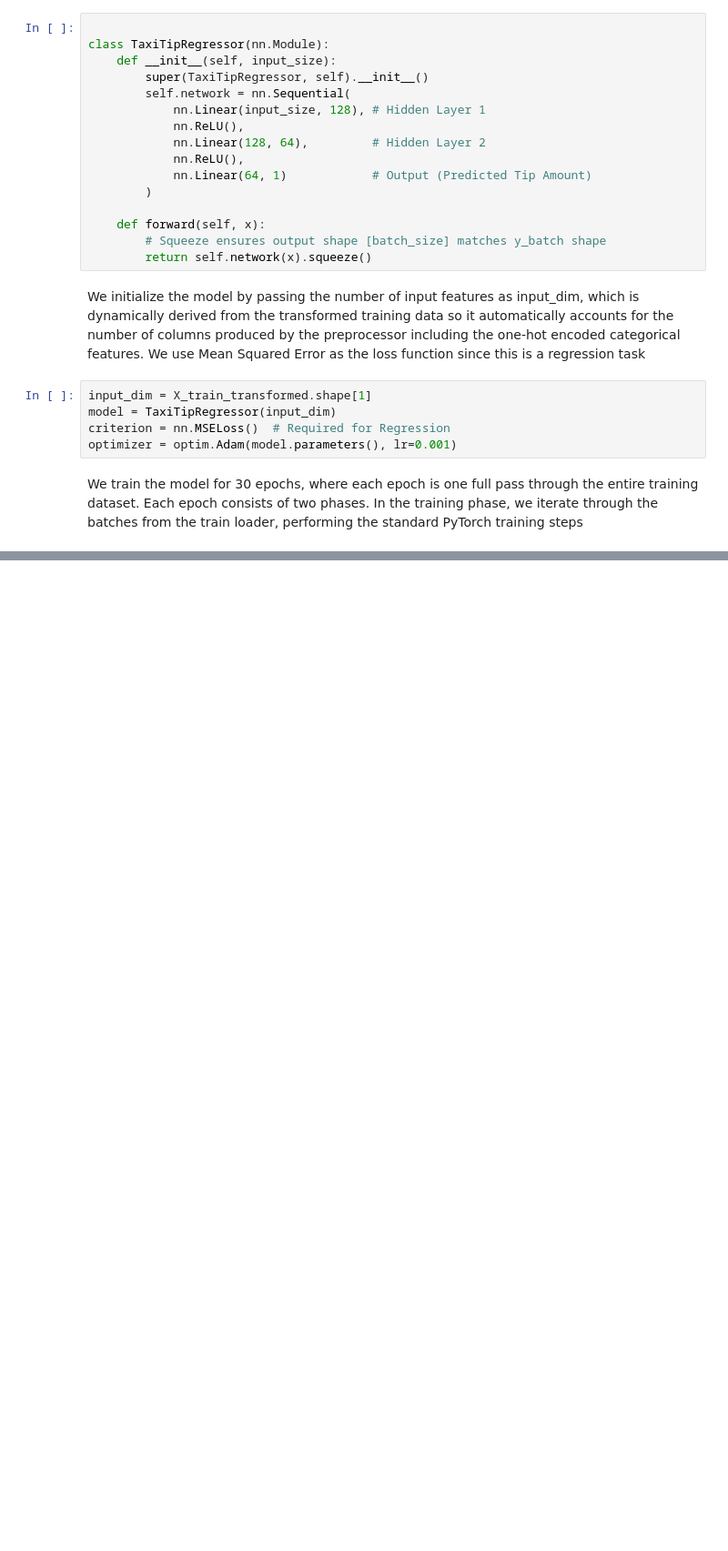
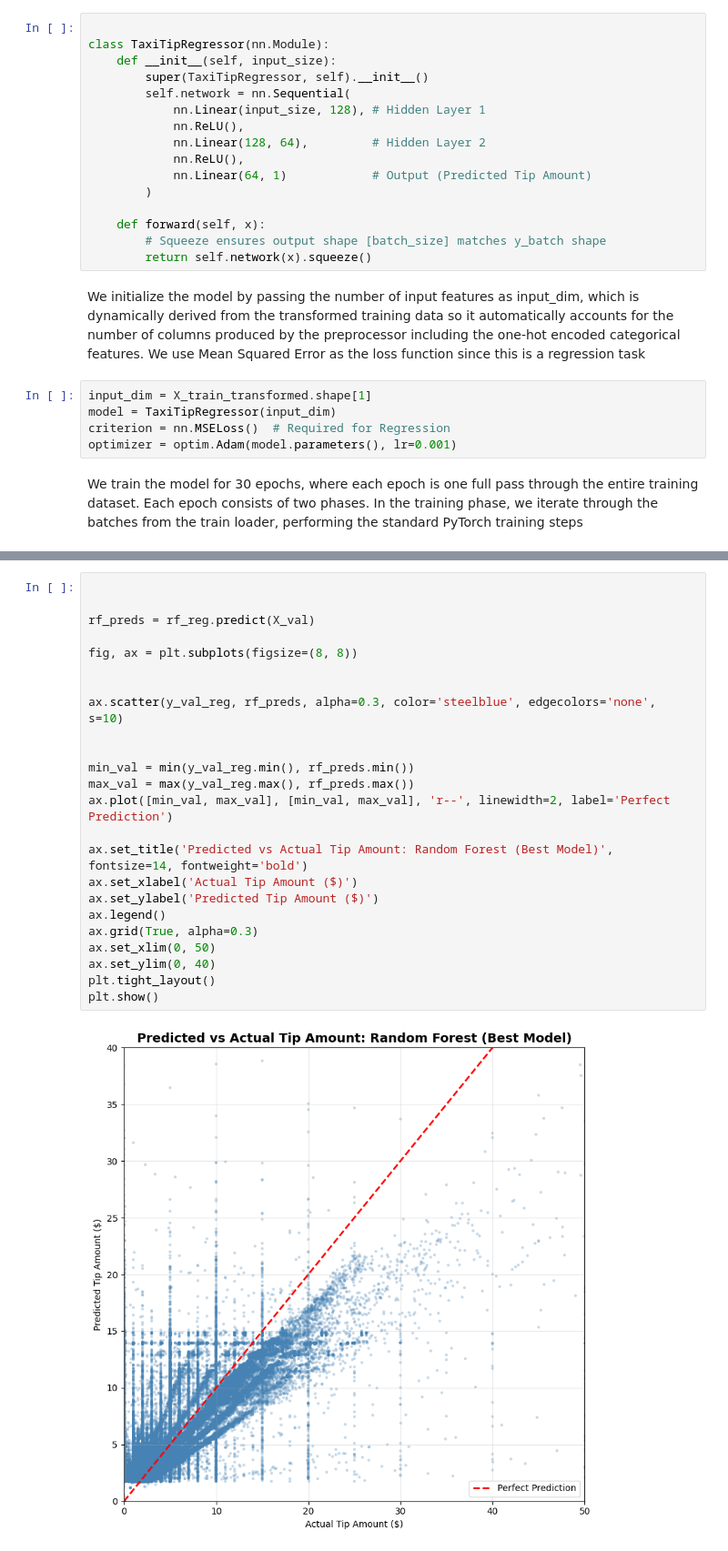
Before and after one commit to Battler08/COMP3610A2, a Jupyter notebook: assignment2.ipynb, the cells around one changed output, grey strips where cells are left out. Shown at 91% size. Drawn from its saved outputs; the diff is of its cells as text; blank space fills up the shorter version.

```diff
--- a/assignment2.ipynb
+++ b/assignment2.ipynb
@@ -979,0 +1037,26 @@ plt.show()
+# %%
+
+
+rf_preds = rf_reg.predict(X_val)
+
+fig, ax = plt.subplots(figsize=(8, 8))
+
+
+ax.scatter(y_val_reg, rf_preds, alpha=0.3, color='steelblue', edgecolors='none', s=10)
+
+
+min_val = min(y_val_reg.min(), rf_preds.min())
+max_val = max(y_val_reg.max(), rf_preds.max())
+ax.plot([min_val, max_val], [min_val, max_val], 'r--', linewidth=2, label='Perfect Prediction')
+
+ax.set_title('Predicted vs Actual Tip Amount: Random Forest (Best Model)', fontsize=14, fontweight='bold')
+ax.set_xlabel('Actual Tip Amount ($)')
+ax.set_ylabel('Predicted Tip Amount ($)')
+ax.legend()
+ax.grid(True, alpha=0.3)
+ax.set_xlim(0, 50)
+ax.set_ylim(0, 40)
+plt.tight_layout()
+plt.show()
+# %% [output]
+[figure, added]
```
Also changed, not shown: parts of 20 cells of this notebook.
